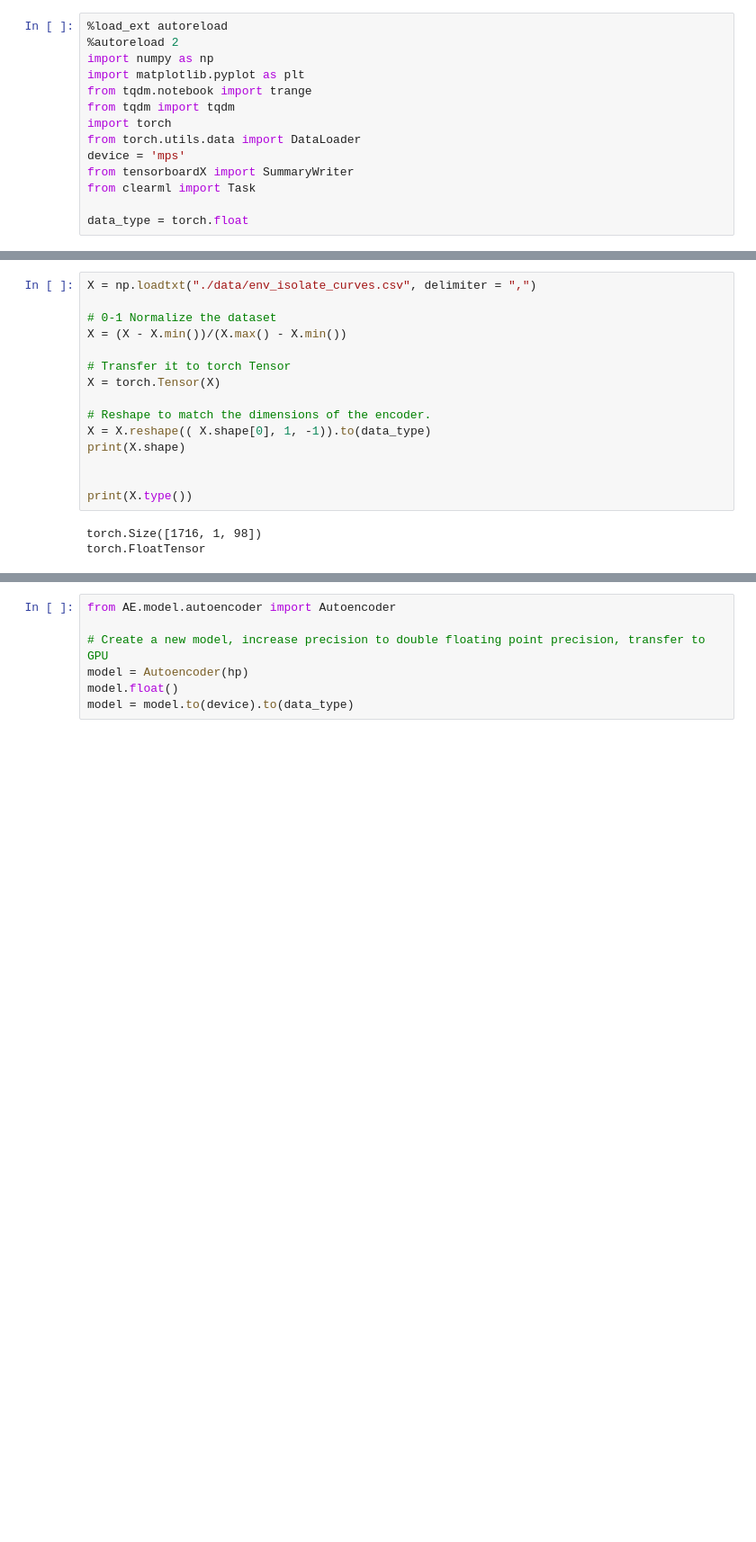
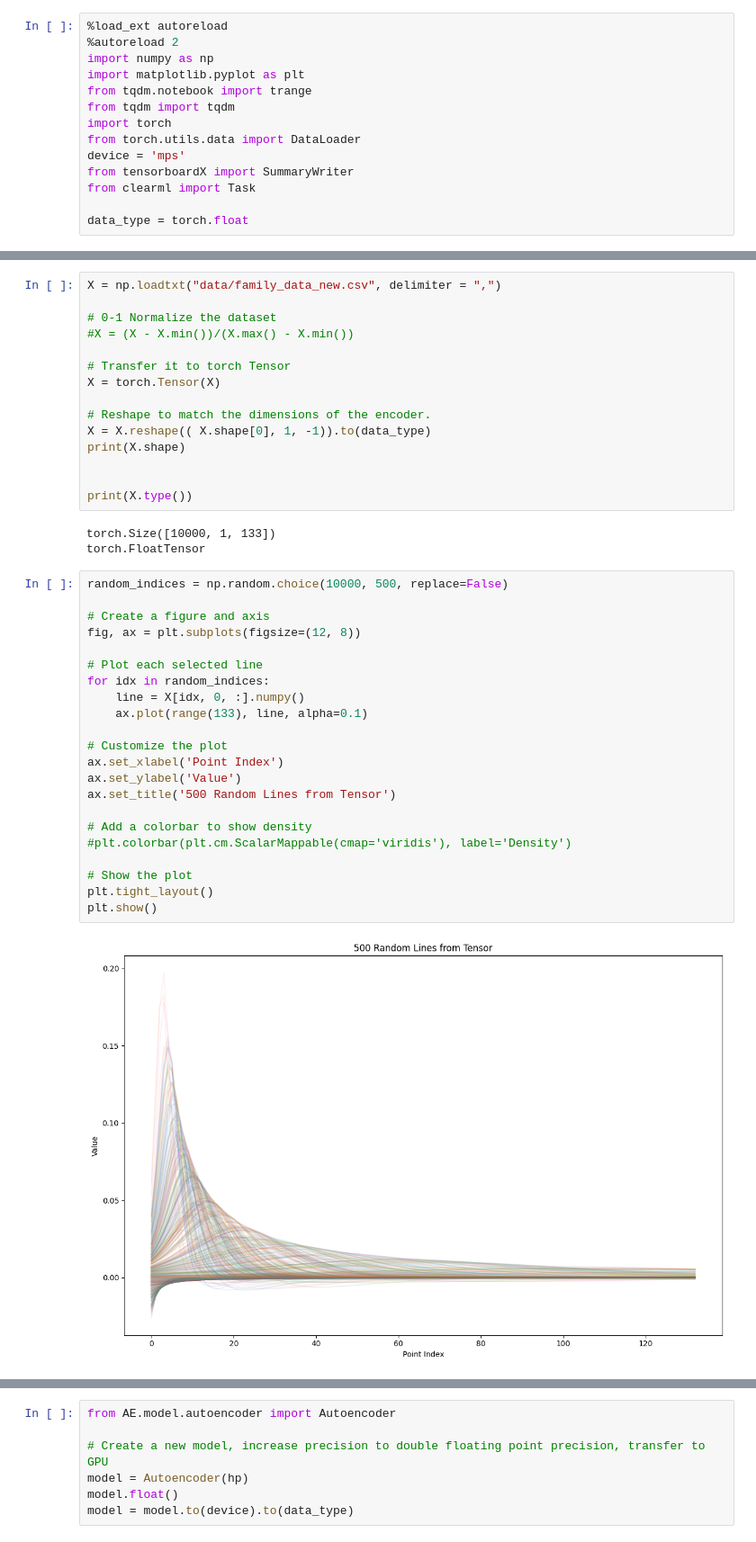
Before and after one commit to CarlosMari/TimeSeries, a Jupyter notebook: train.ipynb, the cells around one changed output, grey strips where cells are left out. Shown at 90% size. Cells and saved outputs as stored; diff of their text form; blank space fills up the shorter version.

```diff
--- a/train.ipynb
+++ b/train.ipynb
@@ -69,10 +66,10 @@ def train(model, hp, data_loader, writer, debug = False):
 
     return model, running_losses
 # %%
-X = np.loadtxt("./data/env_isolate_curves.csv", delimiter = ",")
+X = np.loadtxt("data/family_data_new.csv", delimiter = ",")
 
 # 0-1 Normalize the dataset
-X = (X - X.min())/(X.max() - X.min())
+#X = (X - X.min())/(X.max() - X.min())
 
 # Transfer it to torch Tensor
 X = torch.Tensor(X)
@@ -84,8 +81,32 @@ print(X.shape)
 
 print(X.type())
 # %% [output]
-torch.Size([1716, 1, 98])
+torch.Size([10000, 1, 133])
 torch.FloatTensor
+# %%
+random_indices = np.random.choice(10000, 500, replace=False)
+
+# Create a figure and axis
+fig, ax = plt.subplots(figsize=(12, 8))
+
+# Plot each selected line
+for idx in random_indices:
+    line = X[idx, 0, :].numpy()
+    ax.plot(range(133), line, alpha=0.1)
+
+# Customize the plot
+ax.set_xlabel('Point Index')
+ax.set_ylabel('Value')
+ax.set_title('500 Random Lines from Tensor')
+
+# Add a colorbar to show density
+#plt.colorbar(plt.cm.ScalarMappable(cmap='viridis'), label='Density')
+
+# Show the plot
+plt.tight_layout()
+plt.show()
+# %% [output]
+[figure, added]
 # %%
 hp = {
     "in_channels" : 1,
```
Also changed, not shown: parts of 12 cells of this notebook, 1 other file.
